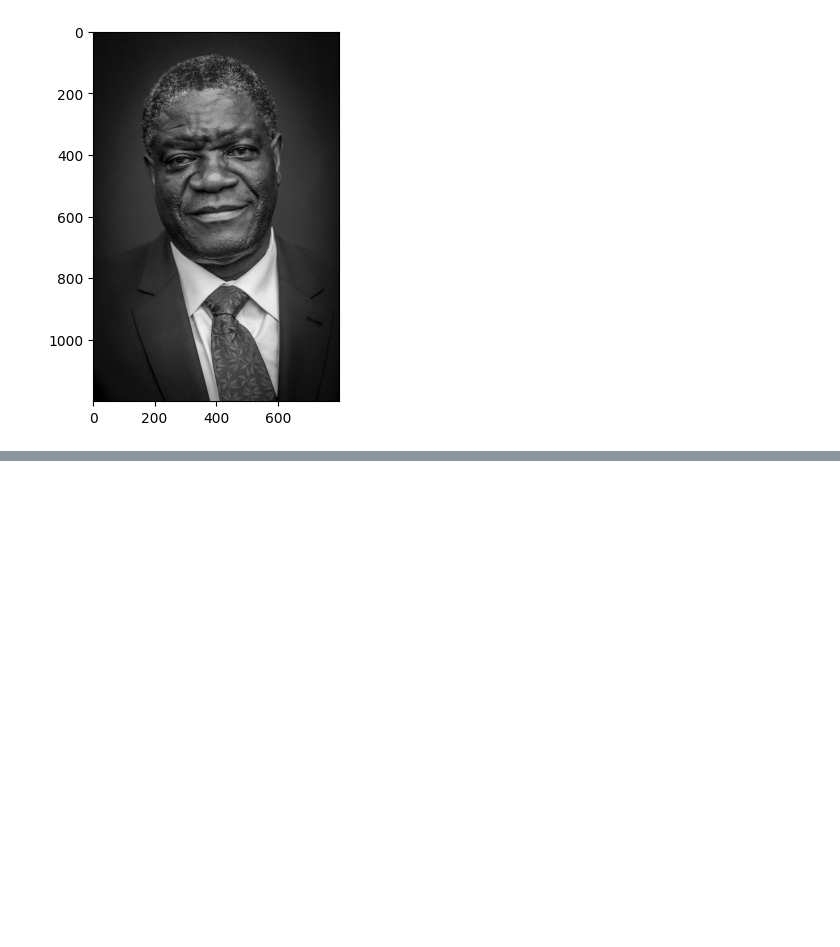
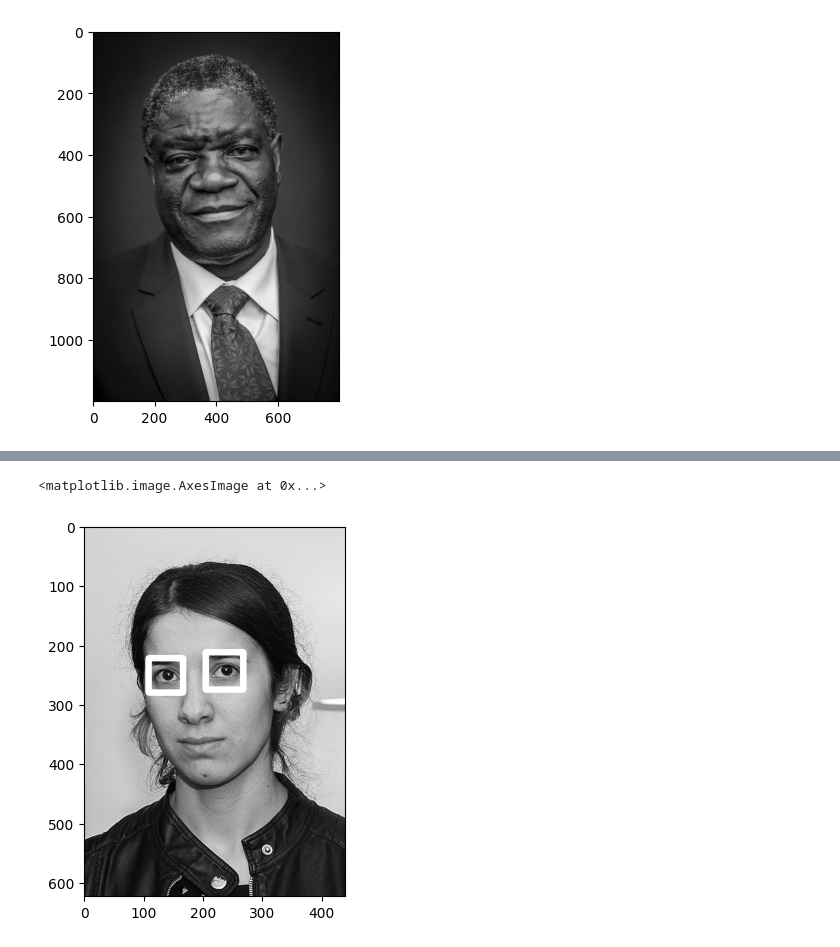
Before and after one commit to SuvitKumar003/computer-Vision-Projects, a Jupyter notebook: face_detection.ipynb, the cells around one changed output, grey strips where cells are left out. Cells and saved outputs as stored; diff of their text form; code cells hidden in the pictures; blank space fills up the shorter version.

```diff
--- a/face_detection.ipynb
+++ b/face_detection.ipynb
@@ -46,0 +76,30 @@ plt.imshow(res,cmap='gray')
+# %%
+eye_cascade=cv2.CascadeClassifier('DATA\haarcascades\haarcascade_eye.xml')
+# %%
+import cv2
+
+def detect_eyes(img):
+    # Check if the image is loaded properly
+    if img is None:
+        raise ValueError("Image not loaded properly. Check the file path or input image.")
+
+    face_img = img.copy()
+
+    # Detect faces
+    eyes_rects = eye_cascade.detectMultiScale(face_img,scaleFactor=1.2,minNeighbors=5)
+
+    # Draw rectangles around detected faces
+    for (x, y, w, h) in eyes_rects:
+        cv2.rectangle(face_img, (x, y), (x+w, y+h), (255, 255, 255), 10)
+
+    return face_img
+
+# Example of loading the image and calling the function
+ # Ensure the path is correct
+# %%
+resutlt=detect_eyes(nadia)
+# %%
+plt.imshow(resutlt,cmap='gray')
+# %% [output]
+<matplotlib.image.AxesImage at 0x...>
+[figure, added]
```
Also changed, not shown: parts of 5 cells of this notebook.
